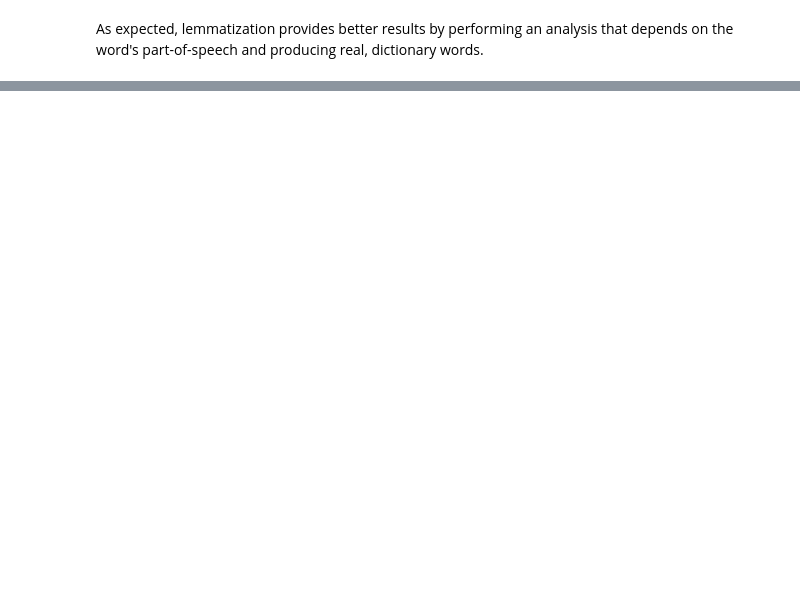
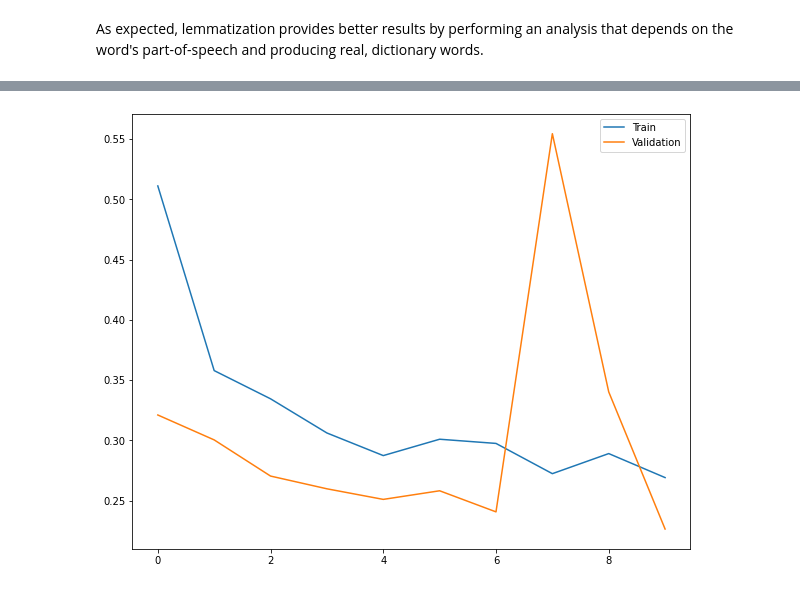
Before and after one commit to swethapasam/Covid-Fake-News-Detection, a Jupyter notebook: Transformers.ipynb, the cells around one changed output, grey strips where cells are left out. Drawn from its saved outputs; the diff is of its cells as text; code cells hidden in the pictures; blank space fills up the shorter version.

```diff
--- a/Transformers.ipynb
+++ b/Transformers.ipynb
@@ -113,9 +116,3 @@ bert = AutoModel.from_pretrained('bert-base-uncased')
 
 # Load the BERT tokenizer
 tokenizer = BertTokenizerFast.from_pretrained('bert-base-uncased')
-# %%
-# sample data
-text = ["this is a bert model tutorial", "we will fine-tune a bert model"]
-
-# encode text
-sent_id = tokenizer.batch_encode_plus(text, padding=True, return_token_type_ids=False)
@@ -525,0 +689,21 @@ lemmatization provides better results by performing an analysis that depends on
+# %%
+
+import matplotlib.pyplot as plt
+
+def plot_test_val(train_losses, valid_loss):
+    '''
+    Plot the training and validation loss for each epoch
+    Input:
+        train_losses: list of training losses for each epoch
+        valid_loss: list of validation losses for each epoch
+    '''
+    plt.figure(figsize=(10, 8))
+    plt.plot(train_losses, label='Train')
+    plt.plot(valid_loss, label='Validation')
+    plt.legend()
+    plt.show()
+
+
+plot_test_val(train_losses, valid_losses)
+# %% [output]
+[figure, added]
```
Also changed, not shown: parts of 17 cells of this notebook.
